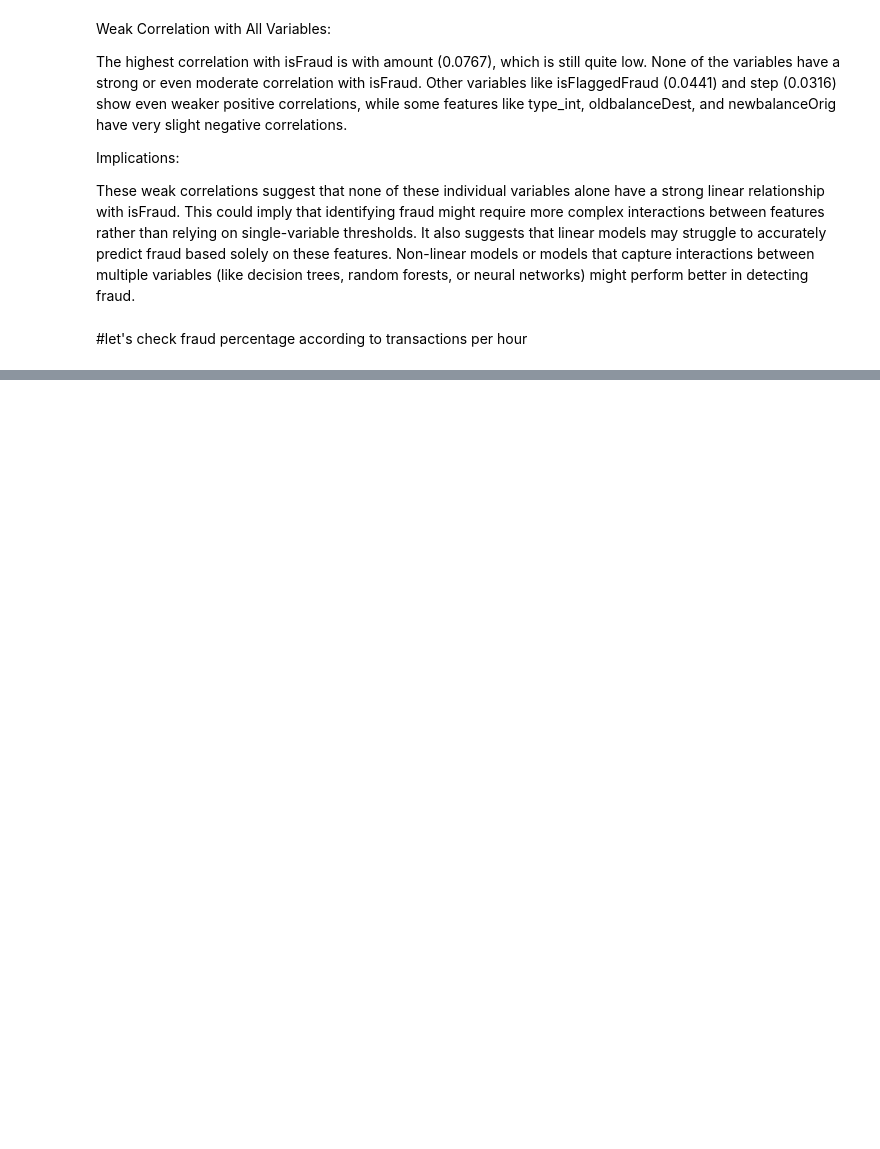
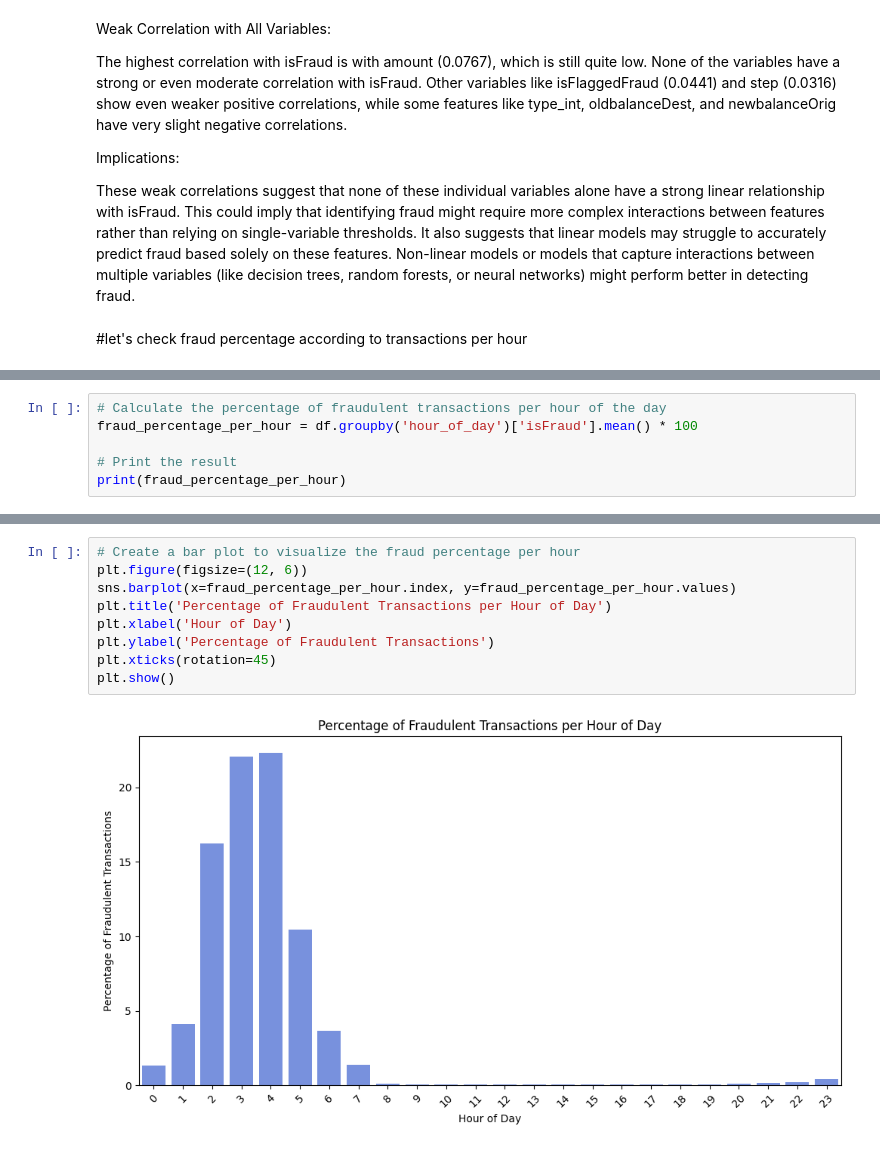
Before and after one commit to viktoruebelhart/analyzing-financial-fraud, a Jupyter notebook: analyzing_financial_fraud.ipynb, the cells around one changed output, grey strips where cells are left out. Drawn from its saved outputs; the diff is of its cells as text; blank space fills up the shorter version.

```diff
--- a/analyzing_financial_fraud.ipynb
+++ b/analyzing_financial_fraud.ipynb
@@ -504,0 +862,6 @@ print(transactions_per_hour)
+# %%
+# Calculate the percentage of fraudulent transactions per hour of the day
+fraud_percentage_per_hour = df.groupby('hour_of_day')['isFraud'].mean() * 100
+
+# Print the result
+print(fraud_percentage_per_hour)
@@ -504,0 +886,11 @@ print(transactions_per_hour)
+# %%
+# Create a bar plot to visualize the fraud percentage per hour
+plt.figure(figsize=(12, 6))
+sns.barplot(x=fraud_percentage_per_hour.index, y=fraud_percentage_per_hour.values)
+plt.title('Percentage of Fraudulent Transactions per Hour of Day')
+plt.xlabel('Hour of Day')
+plt.ylabel('Percentage of Fraudulent Transactions')
+plt.xticks(rotation=45)
+plt.show()
+# %% [output]
+[figure, added]
```
Also changed, not shown: parts of 54 cells of this notebook.
